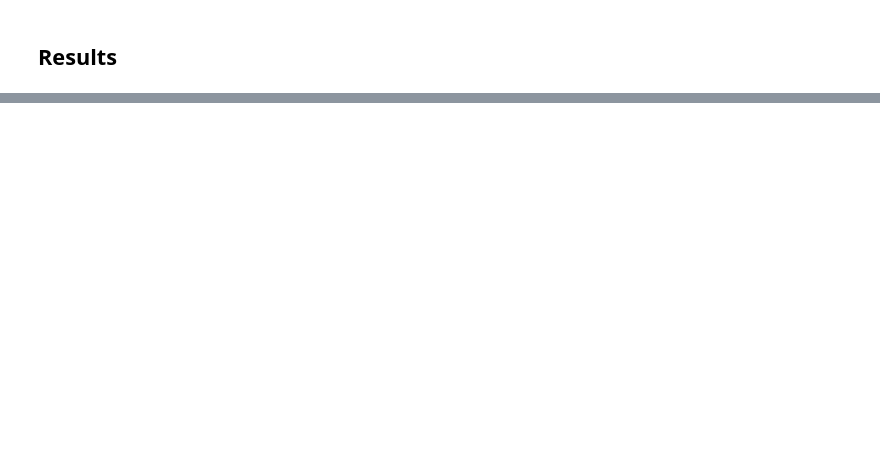
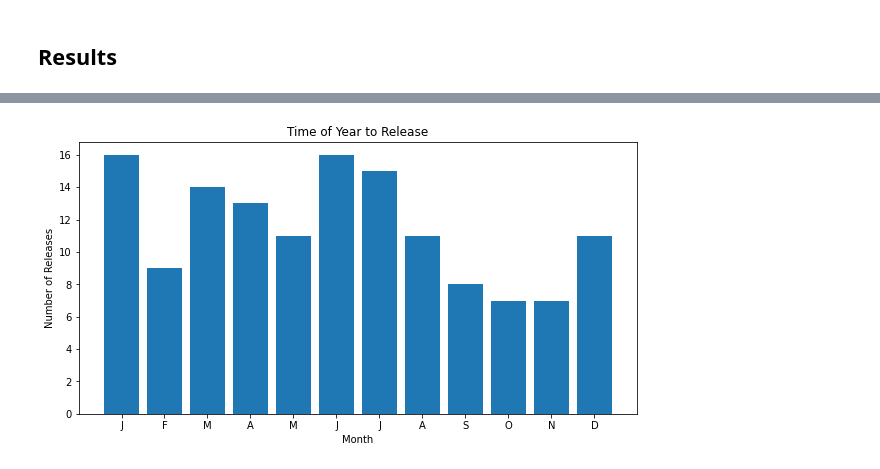
Before and after one commit to jswec/Microsoft-Pitch, a Jupyter notebook: notebooks/final.ipynb, the cells around one changed output, grey strips where cells are left out. Saved outputs shown, nothing was run; the diff lists cells and outputs as text; code cells hidden in the pictures; blank space fills up the shorter version.

```diff
--- a/notebooks/final.ipynb
+++ b/notebooks/final.ipynb
@@ -57,0 +252,12 @@ df.sort_values(['Total Gross'], ascending=[0], inplace=True)
+# %%
+x = action['release_month'].value_counts().sort_index().index
+y = action['release_month'].value_counts().sort_index().values
+fig, ax = plt.subplots(figsize=(10,5))
+ax.bar(x,y)
+ax.set_title('Time of Year to Release')
+ax.set_xlabel('Month')
+ax.set_ylabel('Number of Releases')
+ax.set_xticks(range(1,13))
+ax.set_xticklabels(list('JFMAMJJASOND'));
+# %% [output]
+[figure, added]
```
Also changed, not shown: parts of 26 cells of this notebook.
